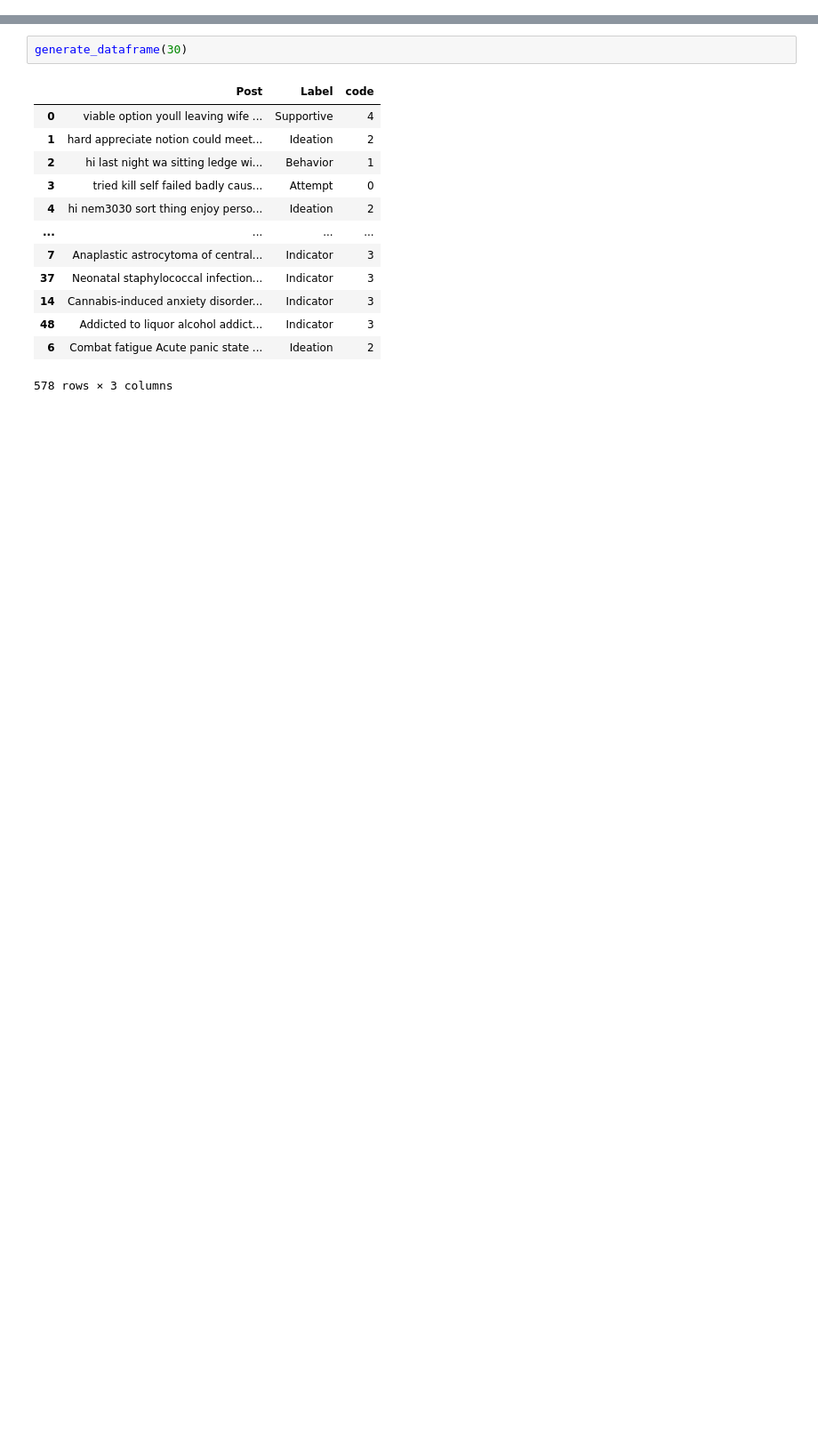
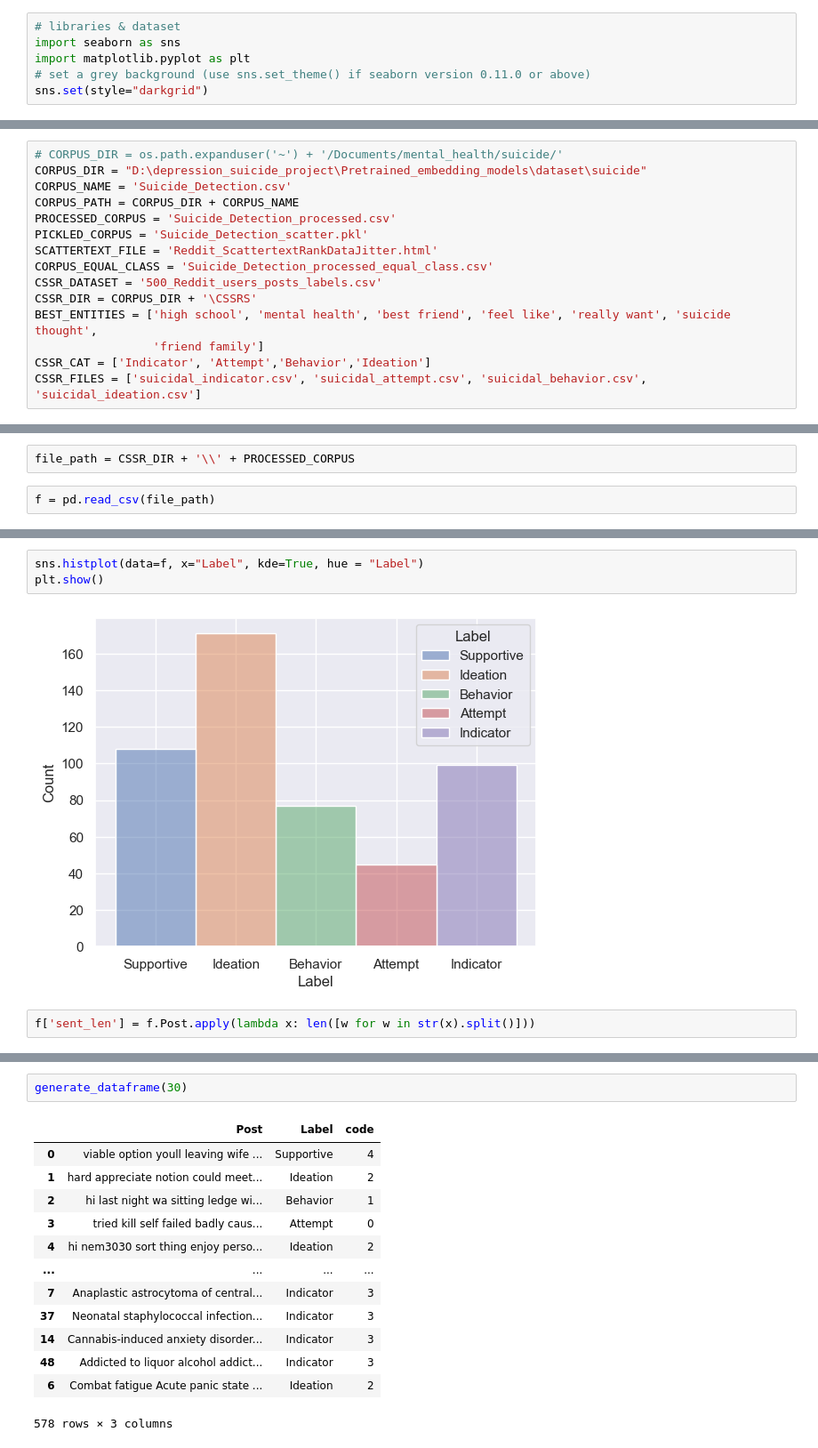
Before and after one commit to Iftekhar-mobin/depression_suicide_project, a Jupyter notebook: Pretrained_embedding_models/preprocess_dataset.ipynb, the cells around one changed output, grey strips where cells are left out. Shown at 89% size. Saved outputs shown, nothing was run; the diff lists cells and outputs as text; blank space fills up the shorter version.

```diff
--- a/Pretrained_embedding_models/preprocess_dataset.ipynb
+++ b/Pretrained_embedding_models/preprocess_dataset.ipynb
@@ -0,0 +12,6 @@
+# %%
+# libraries & dataset
+import seaborn as sns
+import matplotlib.pyplot as plt
+# set a grey background (use sns.set_theme() if seaborn version 0.11.0 or above)
+sns.set(style="darkgrid")
@@ -0,0 +25,15 @@
+# %%
+# CORPUS_DIR = os.path.expanduser('~') + '/Documents/mental_health/suicide/'
+CORPUS_DIR = "D:\depression_suicide_project\Pretrained_embedding_models\dataset\suicide"
+CORPUS_NAME = 'Suicide_Detection.csv'
+CORPUS_PATH = CORPUS_DIR + CORPUS_NAME
+PROCESSED_CORPUS = 'Suicide_Detection_processed.csv'
+PICKLED_CORPUS = 'Suicide_Detection_scatter.pkl'
+SCATTERTEXT_FILE = 'Reddit_ScattertextRankDataJitter.html'
+CORPUS_EQUAL_CLASS = 'Suicide_Detection_processed_equal_class.csv'
+CSSR_DATASET = '500_Reddit_users_posts_labels.csv'
+CSSR_DIR = CORPUS_DIR + '\CSSRS'
+BEST_ENTITIES = ['high school', 'mental health', 'best friend', 'feel like', 'really want', 'suicide thought',
+                 'friend family']
+CSSR_CAT = ['Indicator', 'Attempt','Behavior','Ideation']
+CSSR_FILES = ['suicidal_indicator.csv', 'suicidal_attempt.csv', 'suicidal_behavior.csv', 'suicidal_ideation.csv']
@@ -0,0 +80,4 @@
+# %%
+file_path = CSSR_DIR + '\\' + PROCESSED_CORPUS
+# %%
+f = pd.read_csv(file_path)
@@ -0,0 +93,7 @@
+# %%
+sns.histplot(data=f, x="Label", kde=True, hue = "Label")
+plt.show()
+# %% [output]
+[figure, added]
+# %%
+f['sent_len'] = f.Post.apply(lambda x: len([w for w in str(x).split()]))
```
Also changed, not shown: parts of 21 cells of this notebook, 12 other files.
